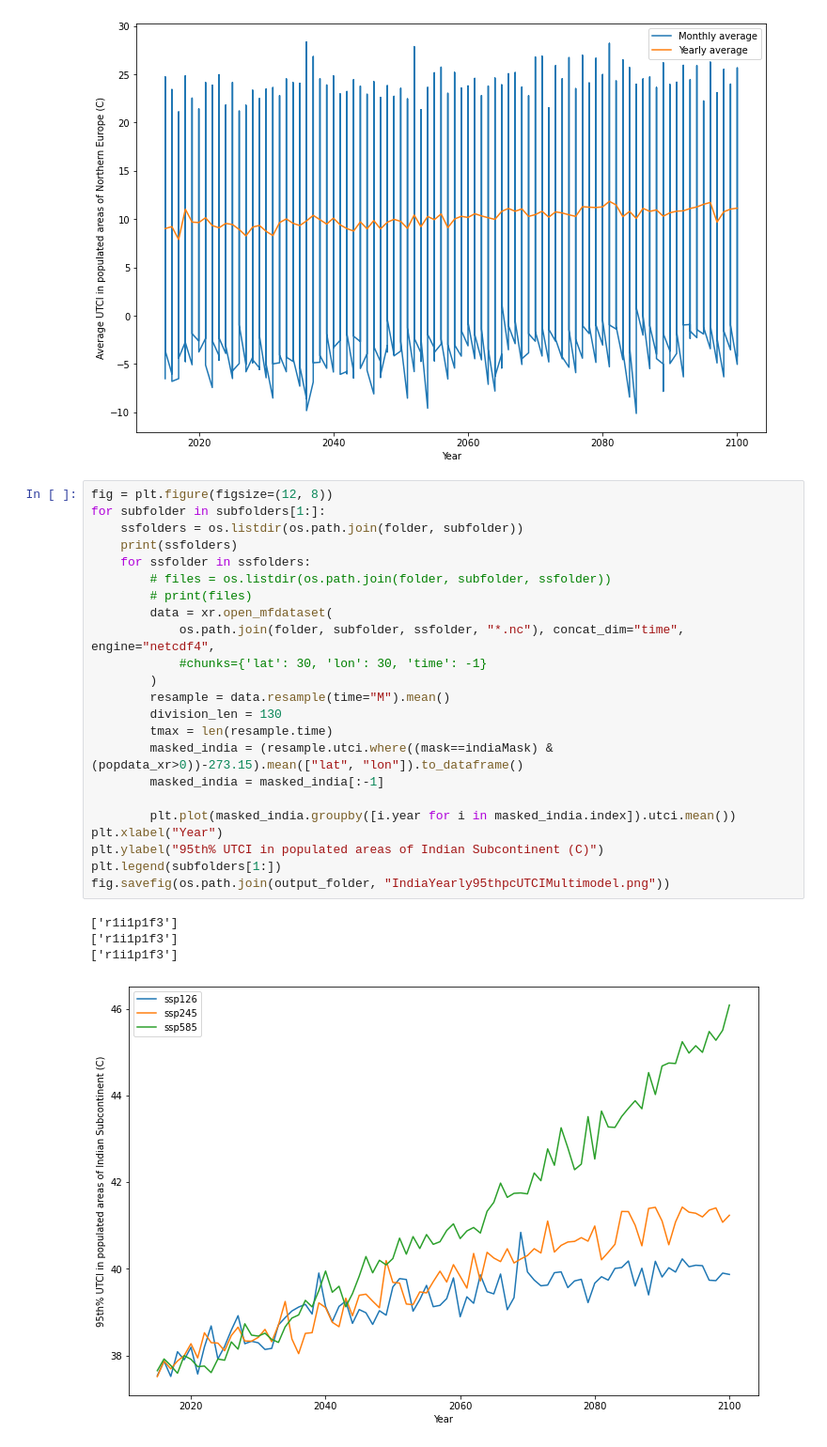
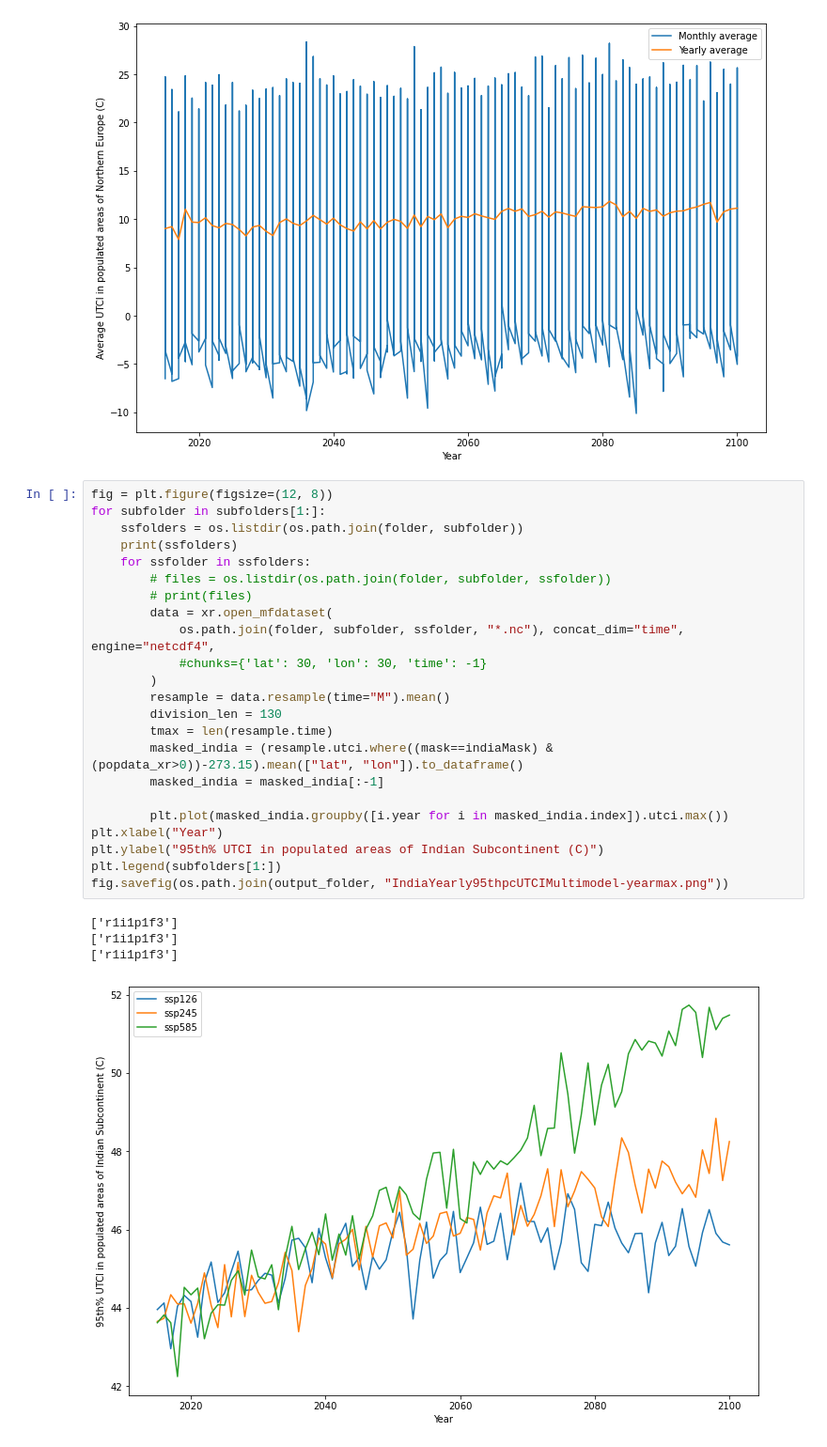
Before and after one commit to cmip6moap/project10, a Jupyter notebook: notebooks/UTCI_changes_over_time.ipynb, the cells around one changed output. Shown at 94% size. Saved outputs shown, nothing was run; the diff lists cells and outputs as text.

Commit message:
Changed plots to max-over-month andcalculated for north Europe too

```diff
--- a/notebooks/UTCI_changes_over_time.ipynb
+++ b/notebooks/UTCI_changes_over_time.ipynb
@@ -168,28 +168,28 @@ fig.savefig(os.path.join(output_folder, "NorthEuropeYearlyAndMonthlyAverageUTCI.
 # %%
 fig = plt.figure(figsize=(12, 8))
 for subfolder in subfolders[1:]:
     ssfolders = os.listdir(os.path.join(folder, subfolder))
     print(ssfolders)
     for ssfolder in ssfolders:
         # files = os.listdir(os.path.join(folder, subfolder, ssfolder))
         # print(files)
         data = xr.open_mfdataset(
             os.path.join(folder, subfolder, ssfolder, "*.nc"), concat_dim="time", engine="netcdf4",
             #chunks={'lat': 30, 'lon': 30, 'time': -1}
         )
         resample = data.resample(time="M").mean()
         division_len = 130
         tmax = len(resample.time)
         masked_india = (resample.utci.where((mask==indiaMask) & (popdata_xr>0))-273.15).mean(["lat", "lon"]).to_dataframe()
         masked_india = masked_india[:-1]
 
-        plt.plot(masked_india.groupby([i.year for i in masked_india.index]).utci.mean())
+        plt.plot(masked_india.groupby([i.year for i in masked_india.index]).utci.max())
 plt.xlabel("Year")
 plt.ylabel("95th% UTCI in populated areas of Indian Subcontinent (C)")
 plt.legend(subfolders[1:])
-fig.savefig(os.path.join(output_folder, "IndiaYearly95thpcUTCIMultimodel.png"))
+fig.savefig(os.path.join(output_folder, "IndiaYearly95thpcUTCIMultimodel-yearmax.png"))
 # %% [output]
 ['r1i1p1f3']
 ['r1i1p1f3']
 ['r1i1p1f3']
-[figure, old version]
+[figure, new version]
```
Also changed, not shown: parts of 2 cells of this notebook, 3 other files.
